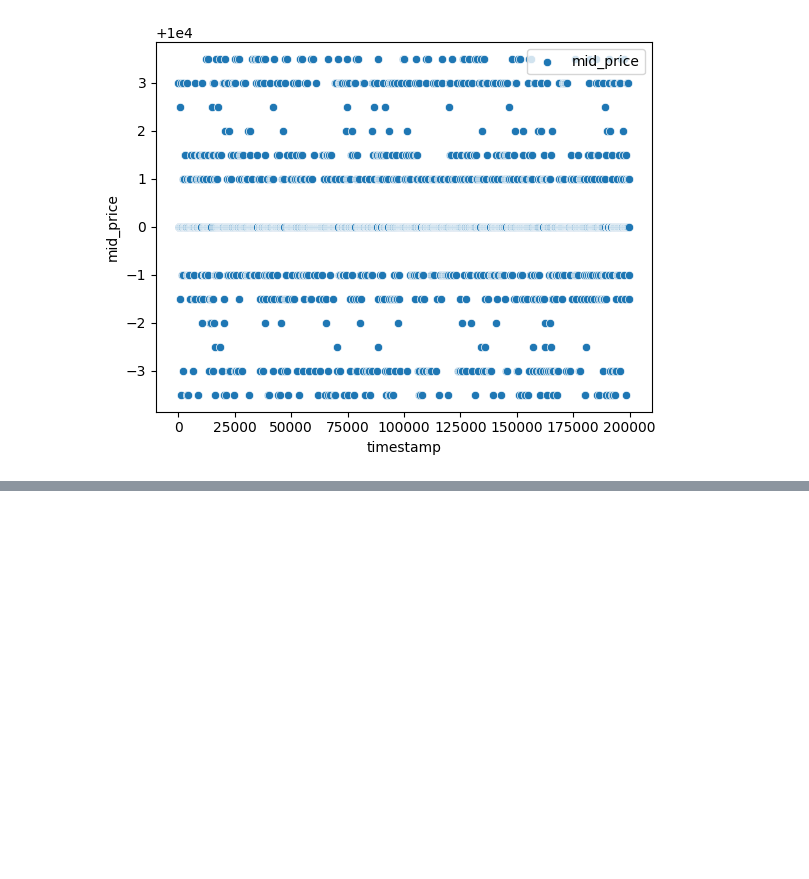
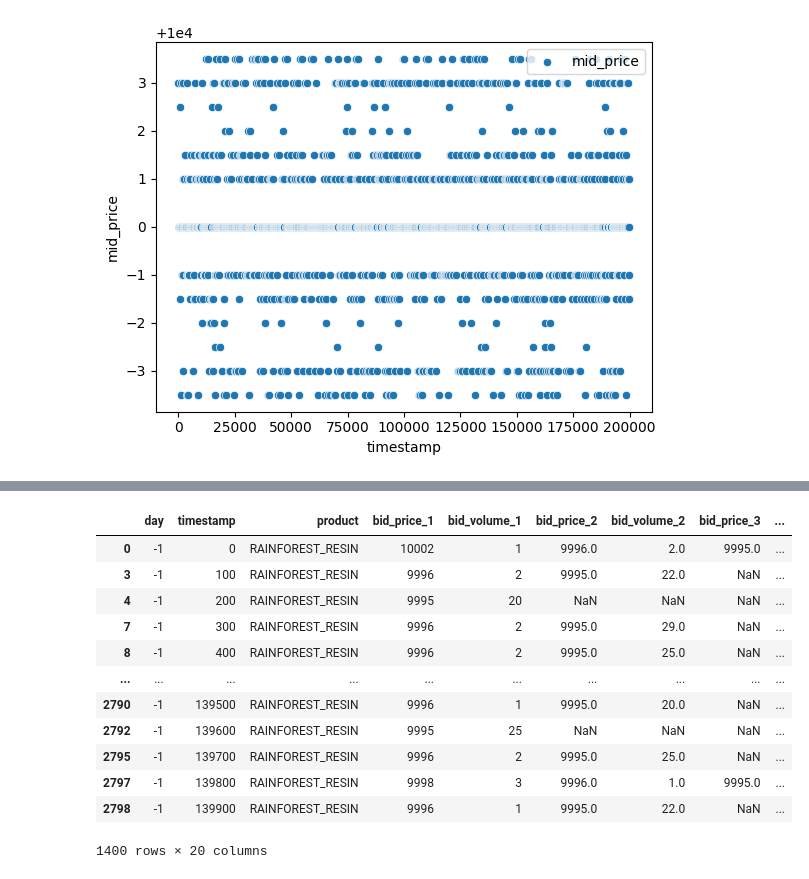
Before and after one commit to Advay-K1/IMC_Prosperity, a Jupyter notebook: analysis/rainforest_resin_round1.ipynb, the cells around one changed output, grey strips where cells are left out. Saved outputs shown, nothing was run; the diff lists cells and outputs as text; code cells hidden in the pictures; blank space fills up the shorter version.

Commit message:
split data for training/testing strategy

```diff
--- a/analysis/rainforest_resin_round1.ipynb
+++ b/analysis/rainforest_resin_round1.ipynb
@@ -128,0 +145,20 @@ Name: mid_price, dtype: float64
+# %%
+split_idx = int(0.7 * len(rr_df))
+train_rr_df = rr_df.iloc[0:split_idx]
+test_rr_df = rr_df.iloc[split_idx:]
+# %%
+train_rr_df
+# %% [output]
+|  | day | timestamp | product | bid_price_1 | bid_volume_1 | bid_price_2 | bid_volume_2 | bid_price_3 | ... |
+| 0 | -1 | 0 | RAINFOREST_RESIN | 10002 | 1 | 9996.0 | 2.0 | 9995.0 | ... |
+| 3 | -1 | 100 | RAINFOREST_RESIN | 9996 | 2 | 9995.0 | 22.0 | NaN | ... |
+| 4 | -1 | 200 | RAINFOREST_RESIN | 9995 | 20 | NaN | NaN | NaN | ... |
+| 7 | -1 | 300 | RAINFOREST_RESIN | 9996 | 2 | 9995.0 | 29.0 | NaN | ... |
+| 8 | -1 | 400 | RAINFOREST_RESIN | 9996 | 2 | 9995.0 | 25.0 | NaN | ... |
+| ... | ... | ... | ... | ... | ... | ... | ... | ... | ... |
+| 2790 | -1 | 139500 | RAINFOREST_RESIN | 9996 | 1 | 9995.0 | 20.0 | NaN | ... |
+| 2792 | -1 | 139600 | RAINFOREST_RESIN | 9995 | 25 | NaN | NaN | NaN | ... |
+| 2795 | -1 | 139700 | RAINFOREST_RESIN | 9996 | 2 | 9995.0 | 25.0 | NaN | ... |
+| 2797 | -1 | 139800 | RAINFOREST_RESIN | 9998 | 3 | 9996.0 | 1.0 | 9995.0 | ... |
+| 2798 | -1 | 139900 | RAINFOREST_RESIN | 9996 | 1 | 9995.0 | 22.0 | NaN | ... |
+1400 rows × 20 columns
```
Also changed, not shown: parts of 3 cells of this notebook.
